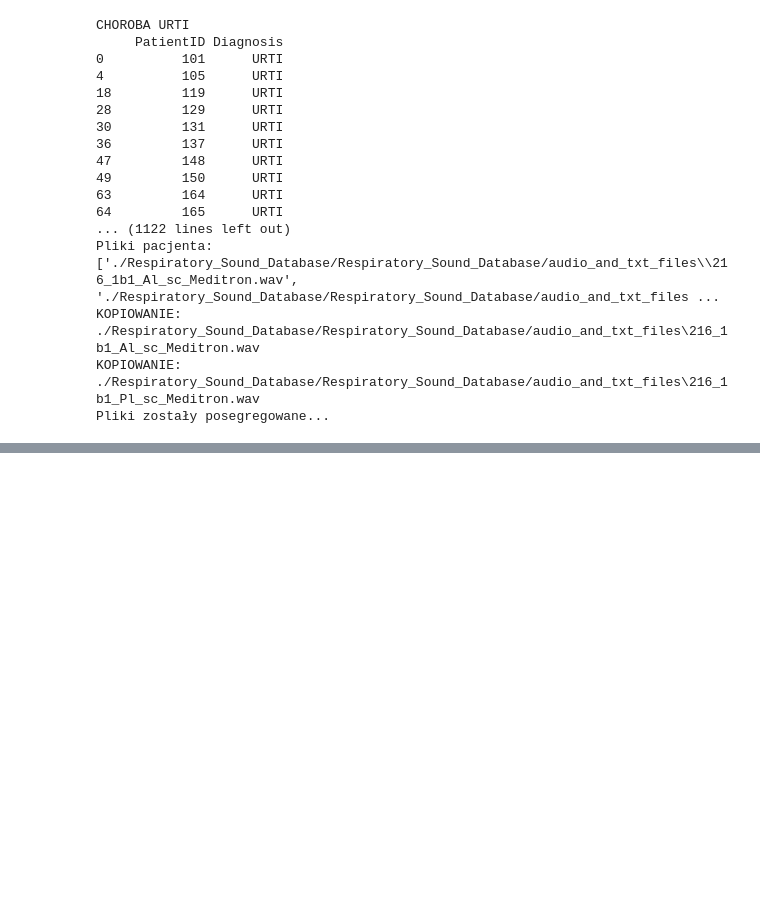
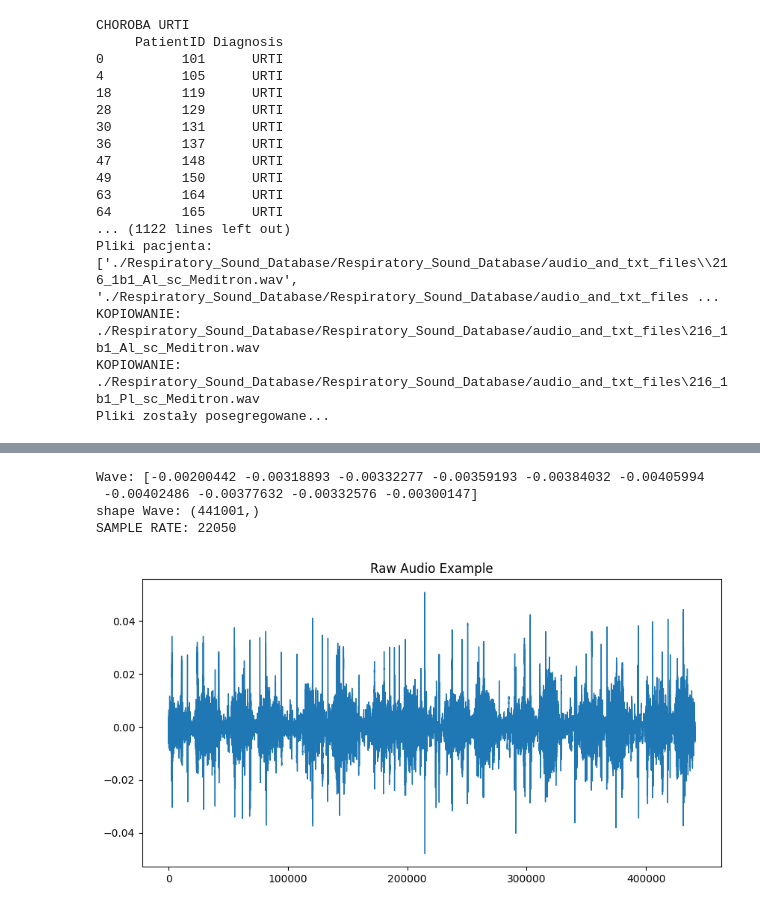
Before and after one commit to mylosz01/lung_diseases_detection, a Jupyter notebook: preproccess_data.ipynb, the cells around one changed output, grey strips where cells are left out. Saved outputs shown, nothing was run; the diff lists cells and outputs as text; code cells hidden in the pictures; blank space fills up the shorter version.

Commit message:
Dodanie przykładu pozyskiwania spektogramu z pliku audio

```diff
--- a/preproccess_data.ipynb
+++ b/preproccess_data.ipynb
@@ -112,0 +124,3 @@ for diseas in unique_diseases:
+# %%
+audio_files = glob.glob('../lung_diseases_detection/data/audio/*/*.wav')
+audio_files[0]
@@ -112,0 +134,19 @@ for diseas in unique_diseases:
+# %%
+# Wczytanie pliku
+wave, sr = librosa.load(audio_files[1])
+print(f'Wave: {wave[:10]}')
+print(f'shape Wave: {wave.shape}')
+print(f'SAMPLE RATE: {sr}')
+# %% [output]
+Wave: [-0.00200442 -0.00318893 -0.00332277 -0.00359193 -0.00384032 -0.00405994
+ -0.00402486 -0.00377632 -0.00332576 -0.00300147]
+shape Wave: (441001,)
+SAMPLE RATE: 22050
+# %%
+#Surowy przebieg pliku
+pd.Series(wave).plot(figsize=(10, 5),
+                  lw=1,
+                  title='Raw Audio Example')
+plt.show()
+# %% [output]
+[figure, added]
```
Also changed, not shown: parts of 12 cells of this notebook.
